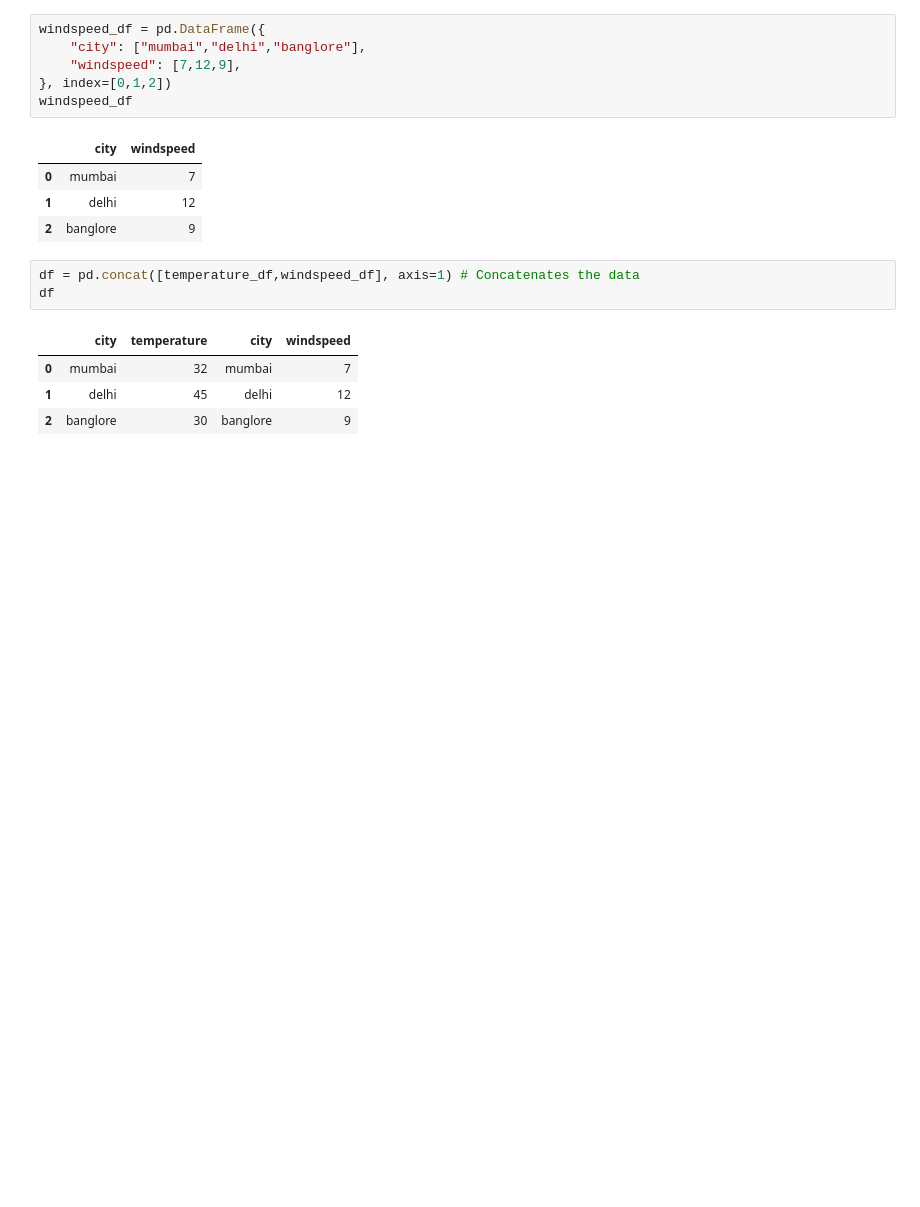
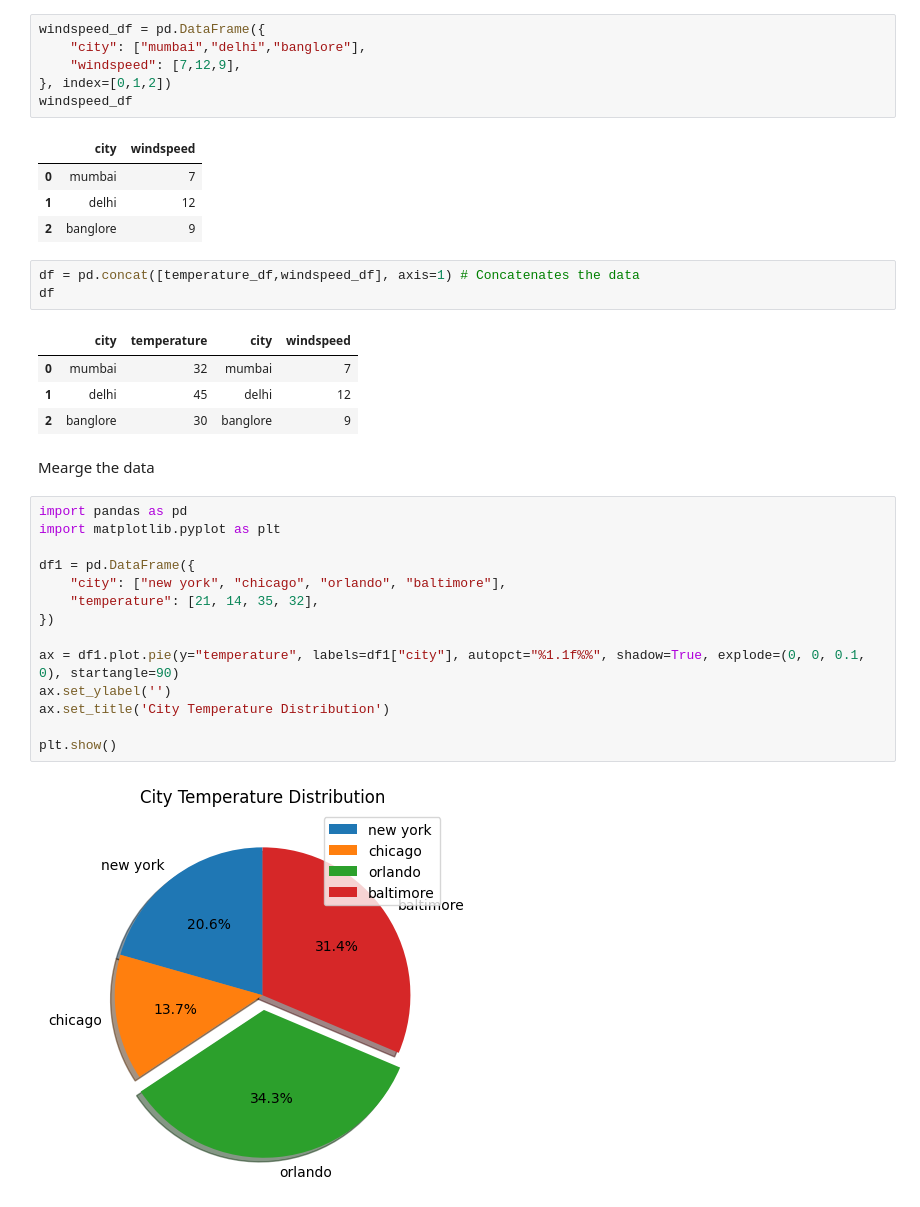
Before and after one commit to jenish2917/Python, a Jupyter notebook: jupyter notbook/Pandas.ipynb, the cells around one changed output. Cells and saved outputs as stored; diff of their text form; blank space fills up the shorter version.

```diff
--- a/jupyter notbook/Pandas.ipynb
+++ b/jupyter notbook/Pandas.ipynb
@@ -599,3 +599,21 @@ df
 | 0 | mumbai | 32 | mumbai | 7 |
 | 1 | delhi | 45 | delhi | 12 |
 | 2 | banglore | 30 | banglore | 9 |
+# %% [markdown]
+Mearge the data
+# %%
+import pandas as pd
+import matplotlib.pyplot as plt
+
+df1 = pd.DataFrame({
+    "city": ["new york", "chicago", "orlando", "baltimore"],
+    "temperature": [21, 14, 35, 32],
+})
+
+ax = df1.plot.pie(y="temperature", labels=df1["city"], autopct="%1.1f%%", shadow=True, explode=(0, 0, 0.1, 0), startangle=90)
+ax.set_ylabel('')
+ax.set_title('City Temperature Distribution')
+
+plt.show()
+# %% [output]
+[figure, added]
```
Also changed, not shown: parts of 22 cells of this notebook, 5 other files.
